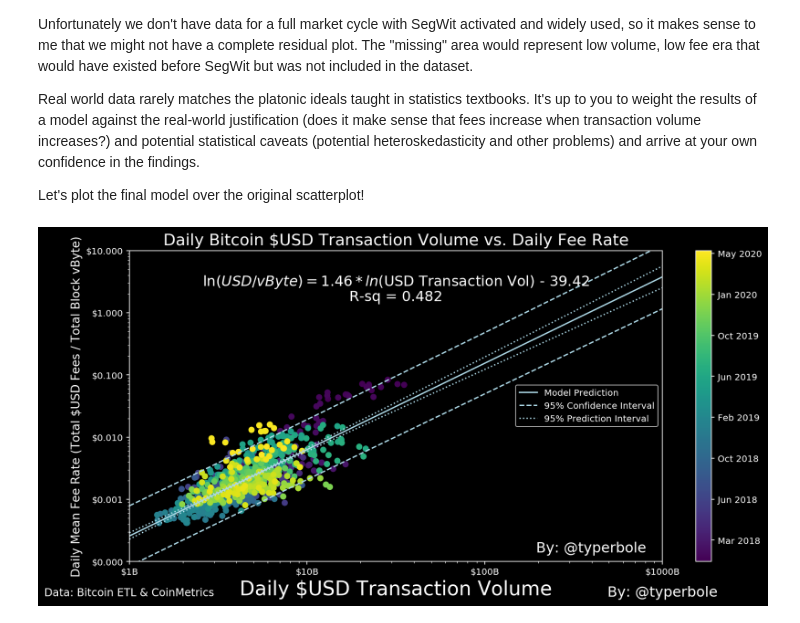
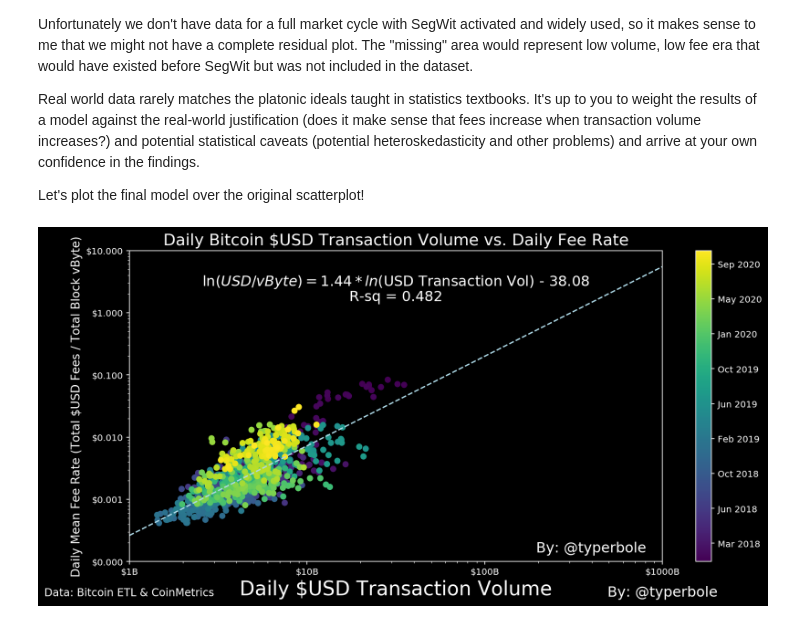
Before and after one commit to ty-perbole/stack-stats, a Jupyter notebook: 04_BlockSpaceMarket.ipynb, the cells around one changed output. Cells and saved outputs as stored; diff of their text form; code cells hidden in the pictures.

```diff
--- a/04_BlockSpaceMarket.ipynb
+++ b/04_BlockSpaceMarket.ipynb
@@ -284,7 +310,7 @@ block_space_daily['fees_sats_per_vbyte'] = block_space_daily['sum_fees_sats'] /
 block_space_daily['fees_usd_per_vbyte'] = block_space_daily['sum_fees_usd'] / block_space_daily['sum_block_vbytes']
 
 # Let's only look at data > 2018, as this is when SegWit usage hits critical mass
-block_space_daily_recent = block_space_daily.loc[block_space_daily['date'] >= '2018-01-01']
+block_space_daily_recent = block_space_daily.loc[(block_space_daily['date'] >= '2018-01-01') & (block_space_daily['date'] < '2020-10-29')]
 # %% [markdown]
 Let's plot the relationship between daily USD transaction volume and daily mean fee rate (USD / vByte).
 # %%
@@ -430,7 +464,7 @@ ax.text(
         verticalalignment='bottom', fontsize=16
 )
 ax.text(0.5, 0.9,
-        "ln($USD/vByte) = 1.46 * ln($USD Transaction Vol) - 39.42",
+        "ln($USD/vByte) = 1.44 * ln($USD Transaction Vol) - 38.08",
          transform = ax.transAxes,
          horizontalalignment='center',
          verticalalignment='center', fontsize=16
@@ -439,43 +473,43 @@ ax.text(0.5, 0.85,
         "R-sq = 0.482",
          transform = ax.transAxes,
          horizontalalignment='center',
          verticalalignment='center', fontsize=16
        )
 
 ax.plot(
-    np.arange(1000000000, 1000000000000, 1000000000), line_y_mean, linestyle='solid', color='lightblue',
+    np.arange(1000000000, 1000000000000, 1000000000), line_y_mean, linestyle='dashed', color='lightblue',
     label='Model Prediction')
-ax.plot(
-    np.arange(1000000000, 1000000000000, 1000000000), line_y_lower_ci, linestyle='dashed', color='lightblue',
-    label='95% Confidence Interval')
-ax.plot(
-    np.arange(1000000000, 1000000000000, 1000000000), line_y_upper_ci, linestyle='dashed', color='lightblue')
-ax.plot(
-    np.arange(1000000000, 1000000000000, 1000000000), line_y_lower_pi, linestyle='dotted', color='lightblue',
-    label='95% Prediction Interval')
-ax.plot(
-    np.arange(1000000000, 1000000000000, 1000000000), line_y_upper_pi, linestyle='dotted', color='lightblue')
-ax.legend(loc="right")
+# ax.plot(
+#     np.arange(1000000000, 1000000000000, 1000000000), line_y_lower_ci, linestyle='dashed', color='lightblue',
+#     label='95% Confidence Interval')
+# ax.plot(
+#     np.arange(1000000000, 1000000000000, 1000000000), line_y_upper_ci, linestyle='dashed', color='lightblue')
+# ax.plot(
+#     np.arange(1000000000, 1000000000000, 1000000000), line_y_lower_pi, linestyle='dotted', color='lightblue',
+#     label='95% Prediction Interval')
+# ax.plot(
+#     np.arange(1000000000, 1000000000000, 1000000000), line_y_upper_pi, linestyle='dotted', color='lightblue')
+# ax.legend(loc="right")
 
 ax.text(
     1, -0.1,
     "By: @typerbole",
     transform=ax.transAxes,
     horizontalalignment='center',
     verticalalignment='center', fontsize=16
 )
 
 ax.text(
     0, -0.1,
     "Data: Bitcoin ETL & CoinMetrics",
     transform=ax.transAxes,
     horizontalalignment='center',
     verticalalignment='center', fontsize=12
 )
 
 cbar = plt.colorbar()
 cbar.ax.set_yticklabels(pd.to_datetime(cbar.get_ticks()).strftime(date_format='%b %Y'))
 plt.savefig('img/04_block_space_regression.png'.format(type))
 plt.show()
 # %% [output]
-[figure, old version]
+[figure, new version]
```
Also changed, not shown: parts of 7 cells of this notebook, 13 other files.
